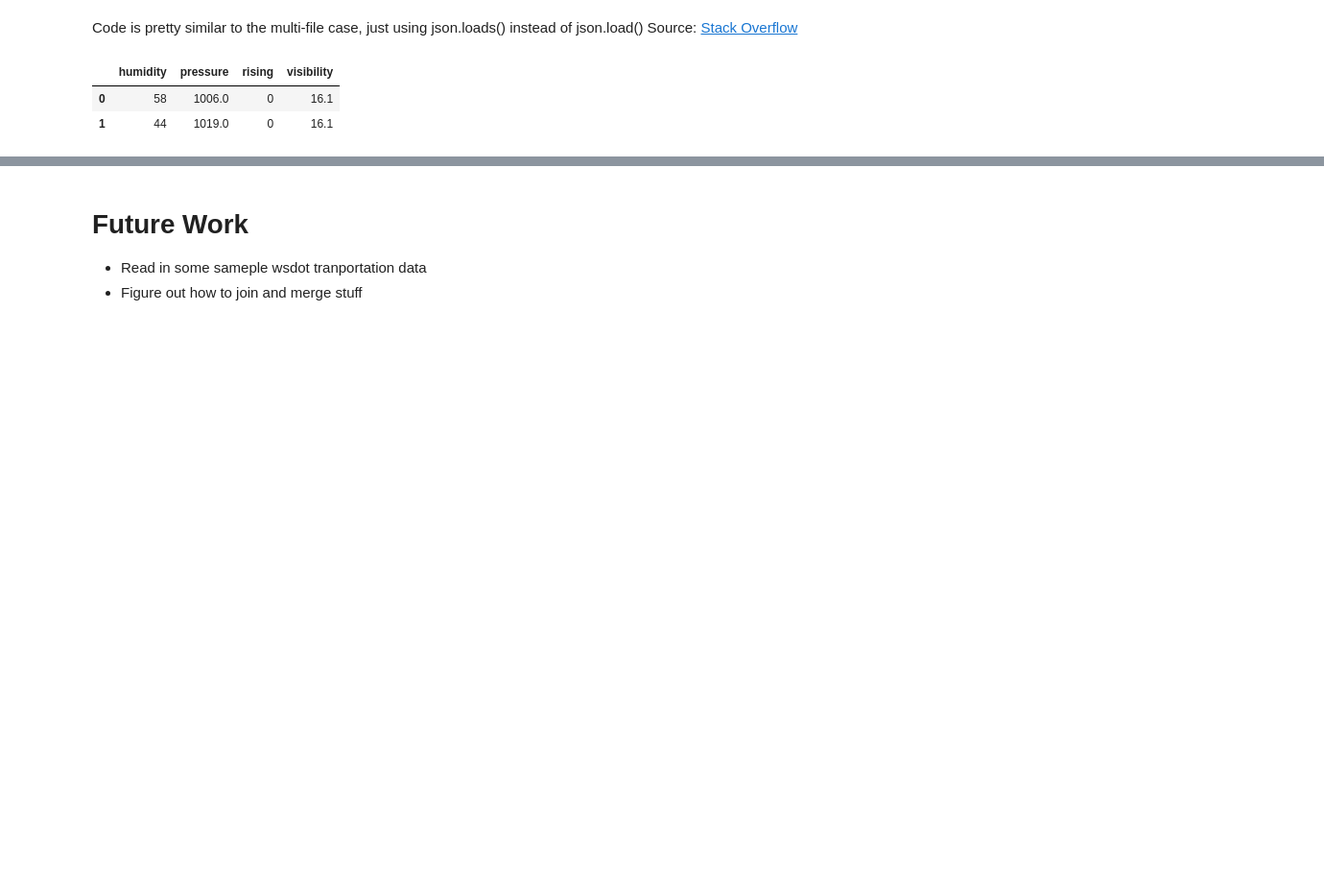
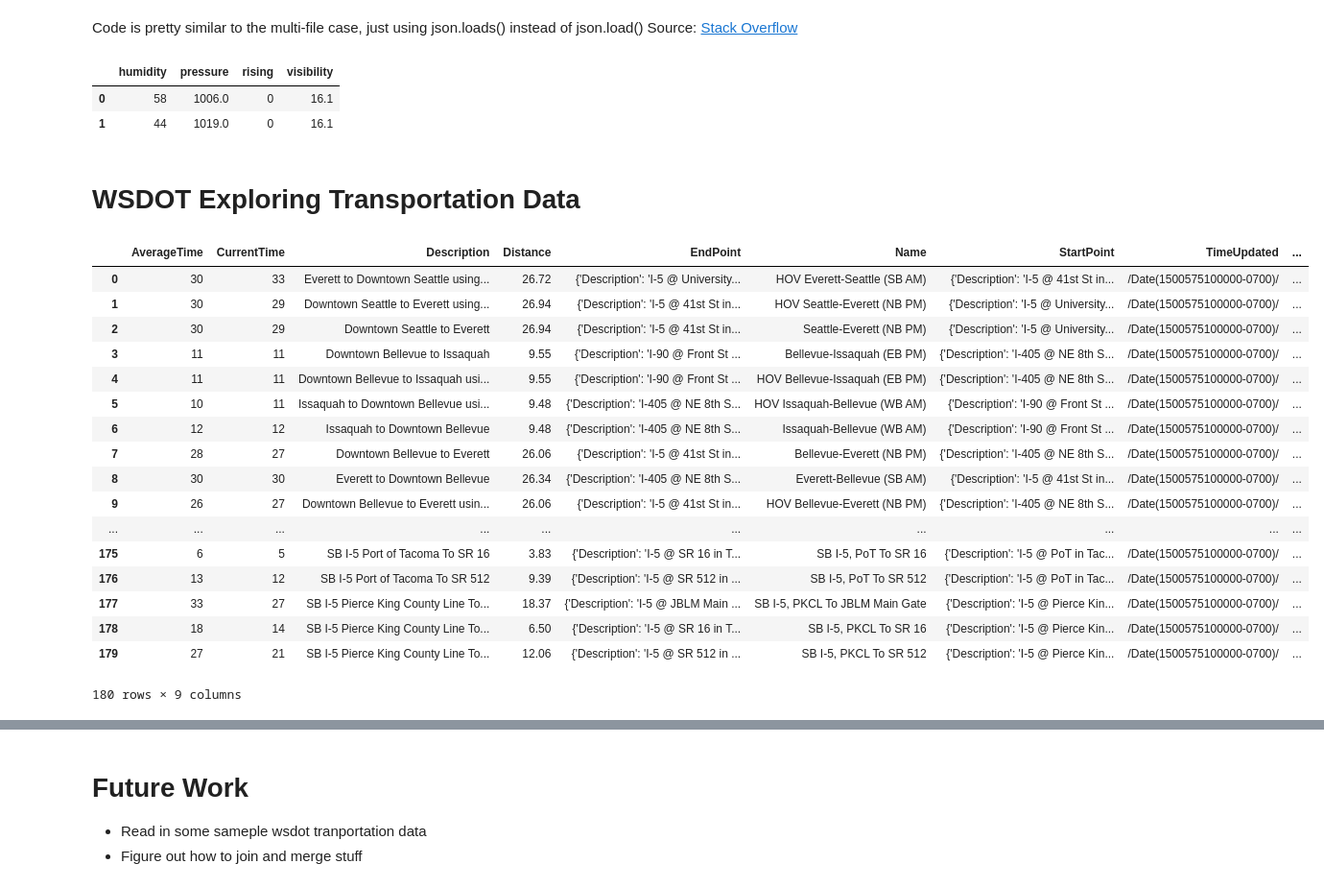
Before and after one commit to Data4Democracy/democratizing_weather_data, a Jupyter notebook: democratizing_weather_data/streaming/prototypes/analyze.ipynb, the cells around one changed output, grey strips where cells are left out. Shown at 96% size. Cells and saved outputs as stored; diff of their text form; code cells hidden in the pictures; blank space fills up the shorter version.

Commit message:
Added support for wsdot traveltime json, stil messy

```diff
--- a/democratizing_weather_data/streaming/prototypes/analyze.ipynb
+++ b/democratizing_weather_data/streaming/prototypes/analyze.ipynb
@@ -357,3 +357,27 @@ multiline_df
 |  | humidity | pressure | rising | visibility |
 | 0 | 58 | 1006.0 | 0 | 16.1 |
 | 1 | 44 | 1019.0 | 0 | 16.1 |
+# %% [markdown]
+# WSDOT Exploring Transportation Data
+# %%
+wsdot_TravelTimes_df = pd.read_json('../APIs/wsdot.Traveltimes.json')
+wsdot_TravelTimes_df
+# %% [output]
+|  | AverageTime | CurrentTime | Description | Distance | EndPoint | Name | StartPoint | TimeUpdated | ... |
+| 0 | 30 | 33 | Everett to Downtown Seattle using... | 26.72 | {'Description': 'I-5 @ University... | HOV Everett-Seattle (SB AM) | {'Description': 'I-5 @ 41st St in... | /Date(1500575100000-0700)/ | ... |
+| 1 | 30 | 29 | Downtown Seattle to Everett using... | 26.94 | {'Description': 'I-5 @ 41st St in... | HOV Seattle-Everett (NB PM) | {'Description': 'I-5 @ University... | /Date(1500575100000-0700)/ | ... |
+| 2 | 30 | 29 | Downtown Seattle to Everett | 26.94 | {'Description': 'I-5 @ 41st St in... | Seattle-Everett (NB PM) | {'Description': 'I-5 @ University... | /Date(1500575100000-0700)/ | ... |
+| 3 | 11 | 11 | Downtown Bellevue to Issaquah | 9.55 | {'Description': 'I-90 @ Front St ... | Bellevue-Issaquah (EB PM) | {'Description': 'I-405 @ NE 8th S... | /Date(1500575100000-0700)/ | ... |
+| 4 | 11 | 11 | Downtown Bellevue to Issaquah usi... | 9.55 | {'Description': 'I-90 @ Front St ... | HOV Bellevue-Issaquah (EB PM) | {'Description': 'I-405 @ NE 8th S... | /Date(1500575100000-0700)/ | ... |
+| 5 | 10 | 11 | Issaquah to Downtown Bellevue usi... | 9.48 | {'Description': 'I-405 @ NE 8th S... | HOV Issaquah-Bellevue (WB AM) | {'Description': 'I-90 @ Front St ... | /Date(1500575100000-0700)/ | ... |
+| 6 | 12 | 12 | Issaquah to Downtown Bellevue | 9.48 | {'Description': 'I-405 @ NE 8th S... | Issaquah-Bellevue (WB AM) | {'Description': 'I-90 @ Front St ... | /Date(1500575100000-0700)/ | ... |
+| 7 | 28 | 27 | Downtown Bellevue to Everett | 26.06 | {'Description': 'I-5 @ 41st St in... | Bellevue-Everett (NB PM) | {'Description': 'I-405 @ NE 8th S... | /Date(1500575100000-0700)/ | ... |
+| 8 | 30 | 30 | Everett to Downtown Bellevue | 26.34 | {'Description': 'I-405 @ NE 8th S... | Everett-Bellevue (SB AM) | {'Description': 'I-5 @ 41st St in... | /Date(1500575100000-0700)/ | ... |
+| 9 | 26 | 27 | Downtown Bellevue to Everett usin... | 26.06 | {'Description': 'I-5 @ 41st St in... | HOV Bellevue-Everett (NB PM) | {'Description': 'I-405 @ NE 8th S... | /Date(1500575100000-0700)/ | ... |
+| ... | ... | ... | ... | ... | ... | ... | ... | ... | ... |
+| 175 | 6 | 5 | SB I-5 Port of Tacoma To SR 16 | 3.83 | {'Description': 'I-5 @ SR 16 in T... | SB I-5, PoT To SR 16 | {'Description': 'I-5 @ PoT in Tac... | /Date(1500575100000-0700)/ | ... |
+| 176 | 13 | 12 | SB I-5 Port of Tacoma To SR 512 | 9.39 | {'Description': 'I-5 @ SR 512 in ... | SB I-5, PoT To SR 512 | {'Description': 'I-5 @ PoT in Tac... | /Date(1500575100000-0700)/ | ... |
+| 177 | 33 | 27 | SB I-5 Pierce King County Line To... | 18.37 | {'Description': 'I-5 @ JBLM Main ... | SB I-5, PKCL To JBLM Main Gate | {'Description': 'I-5 @ Pierce Kin... | /Date(1500575100000-0700)/ | ... |
+| 178 | 18 | 14 | SB I-5 Pierce King County Line To... | 6.50 | {'Description': 'I-5 @ SR 16 in T... | SB I-5, PKCL To SR 16 | {'Description': 'I-5 @ Pierce Kin... | /Date(1500575100000-0700)/ | ... |
+| 179 | 27 | 21 | SB I-5 Pierce King County Line To... | 12.06 | {'Description': 'I-5 @ SR 512 in ... | SB I-5, PKCL To SR 512 | {'Description': 'I-5 @ Pierce Kin... | /Date(1500575100000-0700)/ | ... |
+180 rows × 9 columns
```
Also changed, not shown: parts of 15 cells of this notebook.
